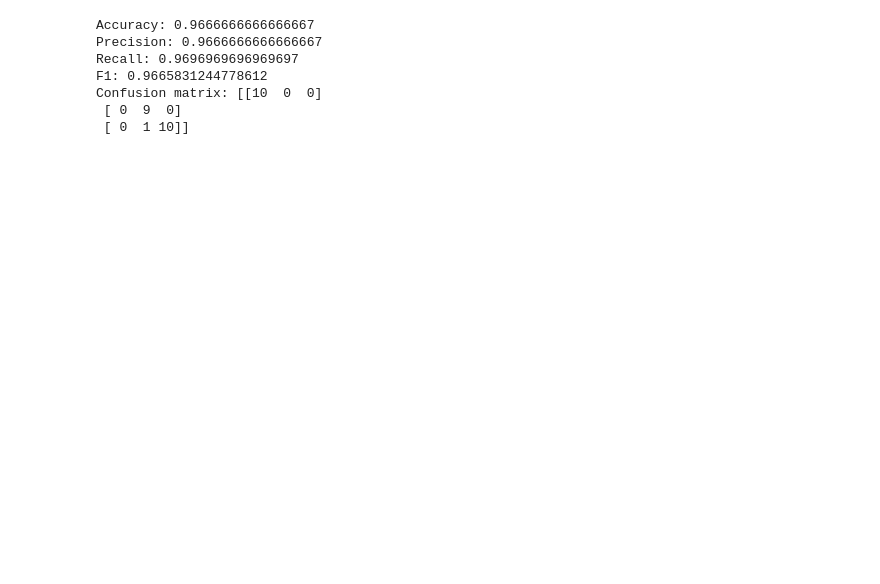
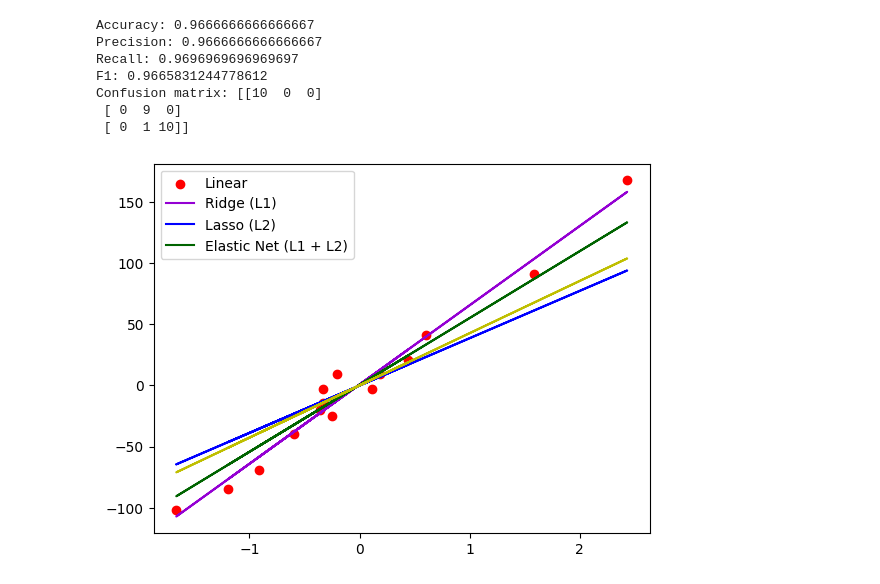
Before and after one commit to hotequil/computer-vision, a Jupyter notebook: app.ipynb, the cells around one changed output. Saved outputs shown, nothing was run; the diff lists cells and outputs as text; code cells hidden in the pictures; blank space fills up the shorter version.

Commit message:
feat: done new models

```diff
--- a/app.ipynb
+++ b/app.ipynb
@@ -111,3 +111,34 @@ F1: 0.9665831244778612
 Confusion matrix: [[10  0  0]
  [ 0  9  0]
  [ 0  1 10]]
+# %%
+from sklearn.linear_model import LinearRegression, Ridge, Lasso, ElasticNet
+from sklearn.datasets import make_regression
+import numpy as np
+import matplotlib.pyplot as plt
+
+%matplotlib inline
+
+x, y = make_regression(n_samples=15, n_features=1, random_state=5, noise=10)
+
+linear_model = LinearRegression()
+linear_model.fit(x, y)
+
+ridge_regr = Ridge(alpha=10)
+ridge_regr.fit(x, y)
+
+lasso_regr = Lasso(alpha=10)
+lasso_regr.fit(x, y)
+
+en_regr = ElasticNet(alpha=1, l1_ratio=0.5)
+en_regr.fit(x, y)
+
+plt.scatter(x, y, color="r")
+plt.plot(x, linear_model.predict(x), color="darkviolet")
+plt.plot(x, ridge_regr.predict(x), color="blue")
+plt.plot(x, lasso_regr.predict(x), color="darkgreen")
+plt.plot(x, en_regr.predict(x), color="y")
+plt.legend(["Linear", "Ridge (L1)", "Lasso (L2)", "Elastic Net (L1 + L2)"])
+plt.show()
+# %% [output]
+[figure, added]
```
Also changed, not shown: parts of 1 cell of this notebook.
